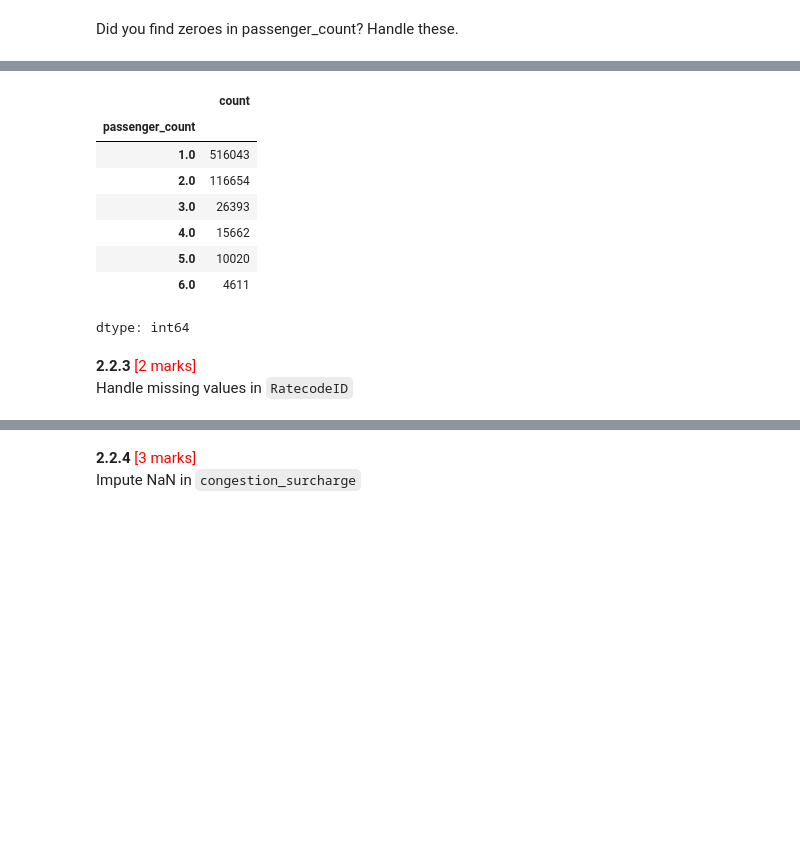
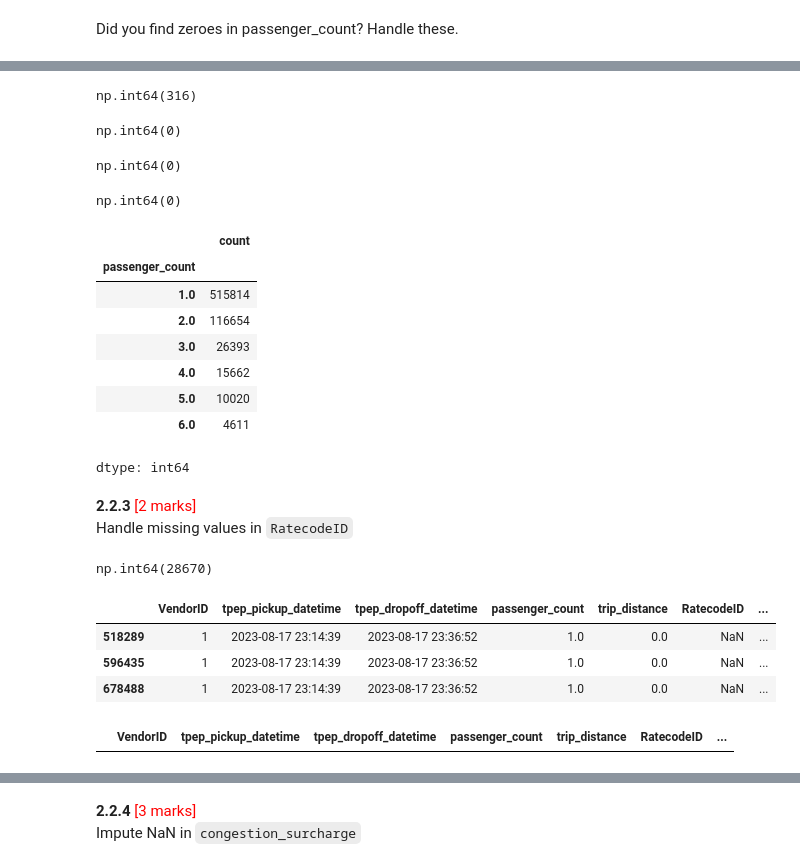
Before and after one commit to msaipraveenkumar/EDA_Assg_NYC_Taxi_Starter, a Jupyter notebook: EDA_Assg_NYC_Taxi_Starter.ipynb, the cells around one changed output, grey strips where cells are left out. Cells and saved outputs as stored; diff of their text form; code cells hidden in the pictures; blank space fills up the shorter version.

```diff
--- a/EDA_Assg_NYC_Taxi_Starter.ipynb
+++ b/EDA_Assg_NYC_Taxi_Starter.ipynb
@@ -482,2 +527,0 @@ np.int64(28670)
-# %%
-df.fillna({'RatecodeID':1}, inplace=True)
@@ -488,2 +527,0 @@ np.int64(0)
-# %%
-df['RatecodeID']=df['RatecodeID'].apply(lambda x: 6 if x == 99 else x)
@@ -514,2 +527,0 @@ np.int64(28670)
-# %%
-df.fillna({'congestion_surcharge': 0}, inplace=True)
@@ -748,0 +755,2 @@ Did you find zeroes in passenger_count? Handle these.
+# %%
+df.drop((df[(df['passenger_count']==0) & (df['trip_distance']==0)].index) , inplace=True)
@@ -749,11 +786,27 @@ Did you find zeroes in passenger_count? Handle these.
+# %%
+df[(df['passenger_count']==0) & (df['RatecodeID']!=1)].value_counts().sum()
+# %% [output]
+np.int64(316)
+# %%
+df[(df['passenger_count']==0) & (df['RatecodeID']==6)].value_counts().sum()
+# %% [output]
+np.int64(0)
+# %%
+df[(df['passenger_count']==0) & (df['RatecodeID']==1) & (df['total_amount']==0)].value_counts().sum()
+# %% [output]
+np.int64(0)
+# %%
+df[(df['passenger_count']==0) & (df['RatecodeID']==1) & (df['total_amount']==0) & ('trip_distance'==0)].value_counts().sum()
+# %% [output]
+np.int64(0)
 # %%
 df['passenger_count']=df['passenger_count'].apply(lambda x: 1 if x == 0 else x)
 # %%
-df.passenger_count.value_counts()
+df['passenger_count'].value_counts()
 # %% [output]
 |  | count |
 | passenger_count |  |
-| 1.0 | 516043 |
+| 1.0 | 515814 |
 | 2.0 | 116654 |
 | 3.0 | 26393 |
 | 4.0 | 15662 |
@@ -763,3 +816,15 @@ dtype: int64
 # %% [markdown]
 **2.2.3**  <font color = red>[2 marks]</font> <br>
 Handle missing values in `RatecodeID`
+# %%
+# Fix missing values in 'RatecodeID'
+df['RatecodeID'].isnull().sum()
+# %% [output]
+np.int64(28670)
+# %%
+df[(df['RatecodeID'].isnull() & (df['passenger_count']!=0) & (df['trip_distance']==0) & (df['total_amount']==0))]
+# %% [output]
+|  | VendorID | tpep_pickup_datetime | tpep_dropoff_datetime | passenger_count | trip_distance | RatecodeID | ... |
+| 518289 | 1 | 2023-08-17 23:14:39 | 2023-08-17 23:36:52 | 1.0 | 0.0 | NaN | ... |
+| 596435 | 1 | 2023-08-17 23:14:39 | 2023-08-17 23:36:52 | 1.0 | 0.0 | NaN | ... |
+| 678488 | 1 | 2023-08-17 23:14:39 | 2023-08-17 23:36:52 | 1.0 | 0.0 | NaN | ... |
@@ -765,0 +833,4 @@ Handle missing values in `RatecodeID`
+# %%
+df[(df['RatecodeID'].isnull() & (df['passenger_count']!=0) & (df['trip_distance']==0) & (df['total_amount']==0))]
+# %% [output]
+|  | VendorID | tpep_pickup_datetime | tpep_dropoff_datetime | passenger_count | trip_distance | RatecodeID | ... |
```
Also changed, not shown: parts of 146 cells of this notebook.
